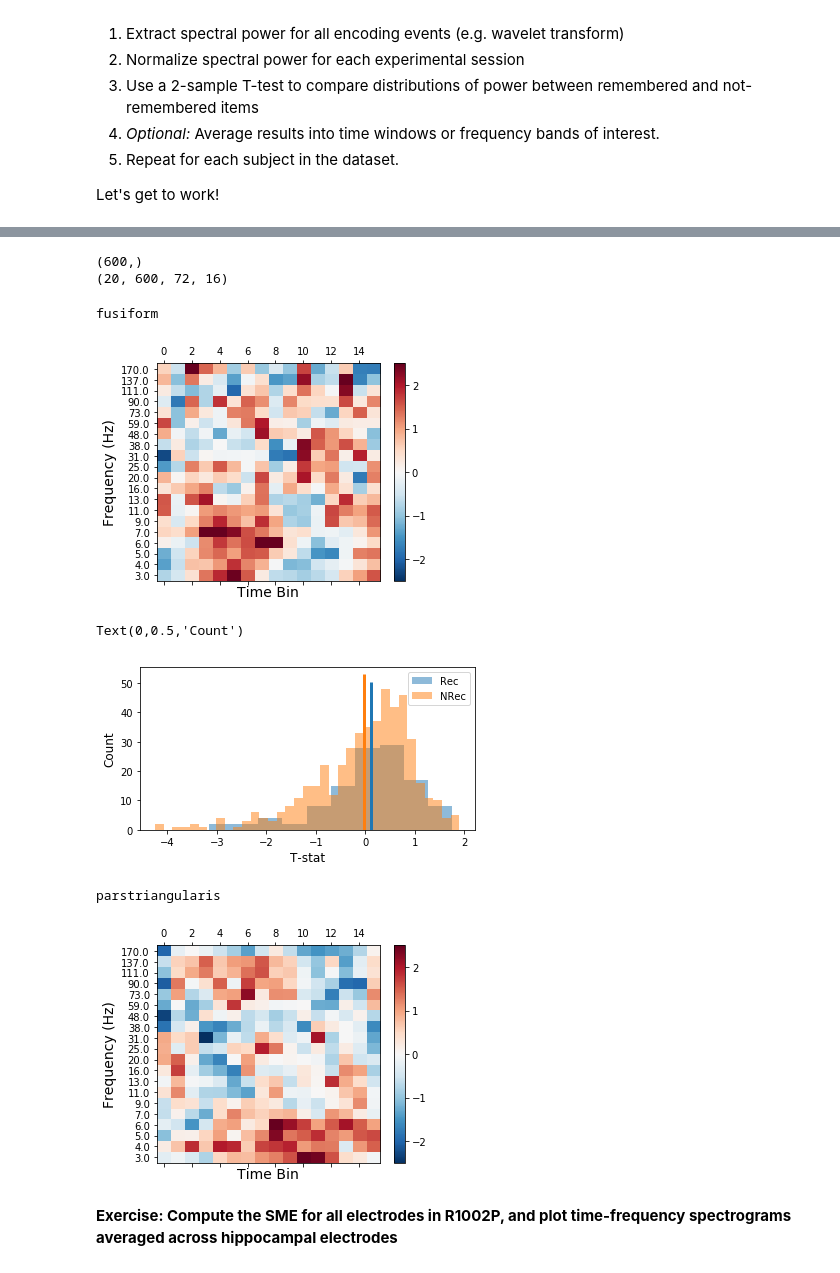
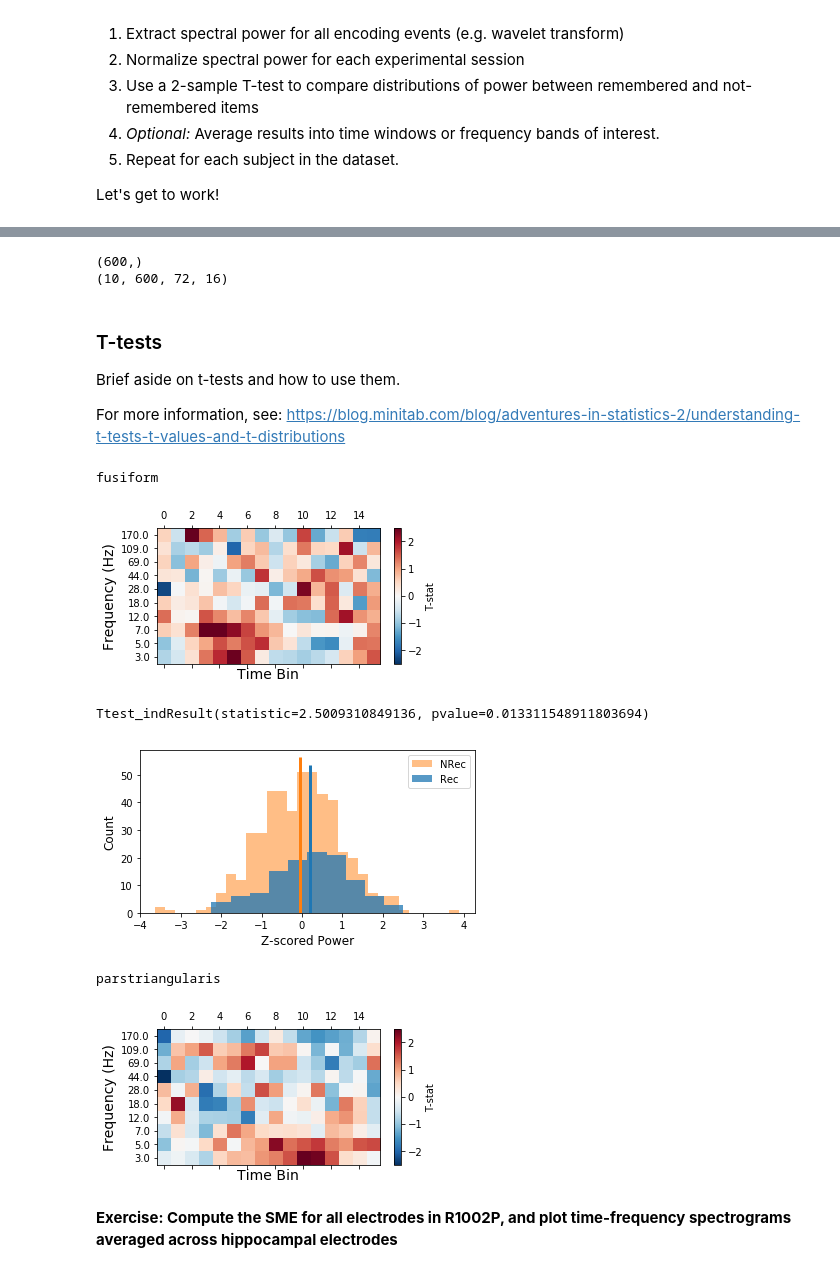
Before and after one commit to pennmem/PythonBootcamp, a Jupyter notebook: Day 5 - Univariate Statistics.ipynb, the cells around one changed output, grey strips where cells are left out. Drawn from its saved outputs; the diff is of its cells as text; code cells hidden in the pictures.

```diff
--- a/Day 5 - Univariate Statistics.ipynb
+++ b/Day 5 - Univariate Statistics.ipynb
@@ -62,7 +62,7 @@ for sess in sessions:
     eeg_filtered = b_filter.filter()
 
     #Get spectral power
-    myfreqs = np.logspace(np.log10(3), np.log10(170), 20)  #let's start with 3-170 Hz, 20 frequencies
+    myfreqs = np.logspace(np.log10(3), np.log10(170), 10)  #let's start with 3-170 Hz, 10 frequencies
     wf = MorletWaveletFilter(timeseries=eeg_filtered, freqs=myfreqs, width=5, output='power')
     pow_wavelet = wf.filter()   #output is freqs, events, elecs, and time
     pows = pow_wavelet.data[:, :, :, int((buf/1000.)*sr):-1*int((buf/1000.)*sr)]  #remove buffer period
@@ -162,60 +162,68 @@ print(recalled.shape)
 print(all_pows.shape)  #dimensions are freqs, events, elecs, and time bins
 # %% [output]
 (600,)
-(20, 600, 72, 16)
+(10, 600, 72, 16)
 # %%
 #Compare remembered vs. not-remembered (final output in shape [freqs, elecs, time])
 tstats, pvals = ttest_ind(all_pows[:, recalled==1, :, :], all_pows[:, recalled==0, :, :], equal_var=False, axis=1)  #equal_var=False applies Welch's t-test, which assumes unequal population variances
+# %% [markdown]
+### T-tests
+
+Brief aside on t-tests and how to use them.
+
+For more information, see: https://blog.minitab.com/blog/adventures-in-statistics-2/understanding-t-tests-t-values-and-t-distributions
 # %%
 #Visualize results for one electrode
 %matplotlib inline
 from pylab import *
 
 #Electrode 7 shows a classic tilt response, electrode 4 shows a theta response
 elec = 59
-figure(figsize=(5, 4)); ax=subplot(111)
+figure(figsize=(5, 2.5)); ax=subplot(111)
 matshow(tstats[:, elec, :], fignum=0, cmap='RdBu_r', aspect='auto', vmin=-2.5, vmax=2.5)
 yticks(np.arange(len(myfreqs)), np.round(myfreqs))
 ax.invert_yaxis()
 xlabel('Time Bin', fontsize=14); ylabel('Frequency (Hz)', fontsize=14)
-colorbar();
+cb = colorbar(); cb.set_label('T-stat')
 
 print(pairs.iloc()[elec]['ind.region'])
 # %% [output]
 fusiform
-[figure, old version]
+[figure, new version]
 # %%
 #Let's take a look at exactly what we were comparing by drilling down into one of the pixels from the plot above
-freq_idx = 0
-time_idx = 3
+freq_idx = -1
+time_idx = 2
 
 rec_pows = all_pows[freq_idx, recalled==1, elec, time_idx]
 nrec_pows = all_pows[freq_idx, recalled==0, elec, time_idx]
 
 figure(figsize=(6, 3)); ax=subplot(111)
-hist(rec_pows, alpha=0.5, label='Rec');
-hist(nrec_pows, 35, alpha=0.5, label='NRec')
+hist(nrec_pows, 30, alpha=0.5, label='NRec', color='C1')
+hist(rec_pows, alpha=0.75, label='Rec', color='C0');
 legend()
 vlines(np.mean(rec_pows), ymin=ax.get_ylim()[0], ymax=ax.get_ylim()[1], color='C0', linewidth=3)
 vlines(np.mean(nrec_pows), ymin=ax.get_ylim()[0], ymax=ax.get_ylim()[1], color='C1', linewidth=3)
-xlabel('T-stat', fontsize=12); ylabel('Count', fontsize=12)
+xlabel('Z-scored Power', fontsize=12); ylabel('Count', fontsize=12)
+
+print(ttest_ind(rec_pows, nrec_pows, equal_var=False))
 # %% [output]
-Text(0,0.5,'Count')
+Ttest_indResult(statistic=2.5009310849136, pvalue=0.013311548911803694)
-[figure, old version]
+[figure, new version]
 # %%
 #Electrode 7 shows a classic tilt response, electrode 4 shows a theta response
 elec = 4
-figure(figsize=(5, 4)); ax=subplot(111)
+figure(figsize=(5, 2.5)); ax=subplot(111)
 matshow(tstats[:, elec, :], fignum=0, cmap='RdBu_r', aspect='auto', vmin=-2.5, vmax=2.5)
 yticks(np.arange(len(myfreqs)), np.round(myfreqs))
 ax.invert_yaxis()
 xlabel('Time Bin', fontsize=14); ylabel('Frequency (Hz)', fontsize=14)
-colorbar();
+cb = colorbar(); cb.set_label('T-stat')
 
 print(pairs.iloc()[elec]['ind.region'])
 # %% [output]
 parstriangularis
-[figure, old version]
+[figure, new version]
 # %% [markdown]
 **Exercise: Compute the SME for all electrodes in R1002P, and plot time-frequency spectrograms averaged across hippocampal electrodes**
 # %% [markdown]
```
Also changed, not shown: parts of 2 cells of this notebook, 7 other files.
